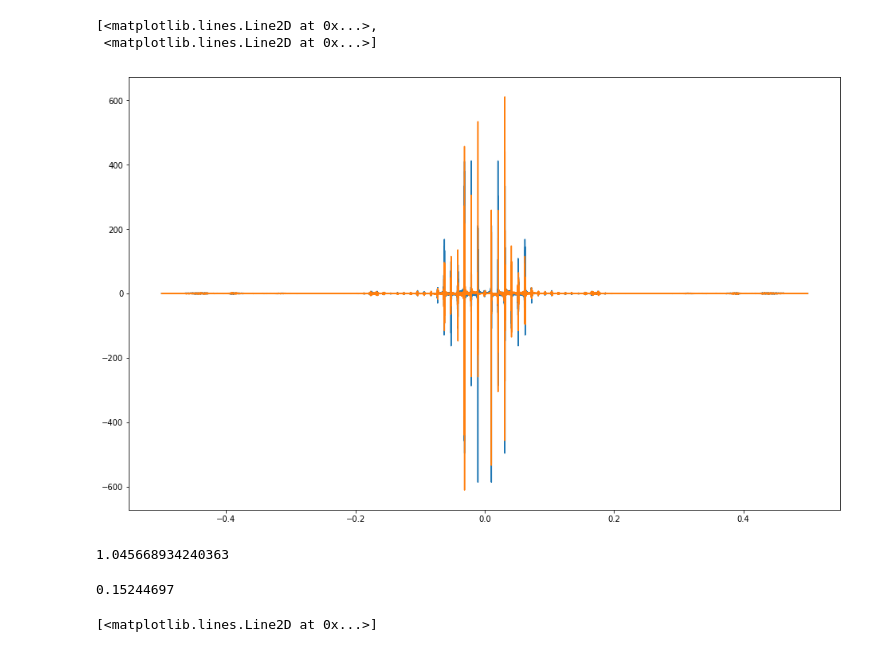
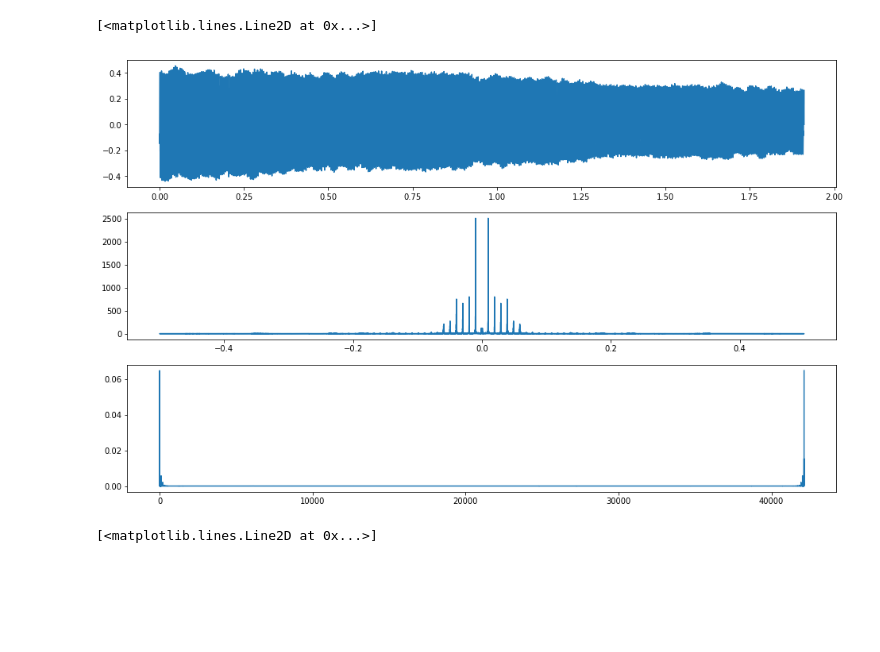
Before and after one commit to tynski/VoicePathology, a Jupyter notebook: PythonCode/audio_analysis.ipynb, the cells around one changed output. Saved outputs shown, nothing was run; the diff lists cells and outputs as text; code cells hidden in the pictures; blank space fills up the shorter version.

```diff
--- a/PythonCode/audio_analysis.ipynb
+++ b/PythonCode/audio_analysis.ipynb
@@ -8,36 +8,37 @@ from __future__ import print_function
 import librosa
 import scipy
 # %%
-filename = '/home/barti/Documents/voicePathology/voiceDataset/FemaleHealthy/117-a_n.wav'
+filename = '/home/barti/Documents/voicePathology/PythonCode/Dataset/FH/1022-a_n.wav'
 # %%
 y, sr = librosa.load(filename)
 N = len(y)
 t = np.arange(0,N,1)/sr
+
+#framelength = round(N/20)
+#start = 0
+#end = framelength
+#y = y[start:end]
+#t = np.arange(0,framelength,1)/sr
 plt.figure(figsize=(16,10))
-#plt.subplot(2,2,1)
-#plt.plot(t,y)
+plt.subplot(3,1,1)
+plt.plot(t,y)
 
 #L = len(y)/2
 fft = np.fft.fft(y)
-#fft = np.abs(fft)#/L
-#fft = fft[:round(L/2+1)]
-freq = np.fft.fftfreq(t.shape[-1])
-plt.plot(freq, fft.real, freq, fft.imag)
-#plt.plot(fft)
-#x = fft.argmax()
-#log = np.log10(fft)
-#cep = np.fft.ifft(log)
+fft = np.abs(fft)#/L
+fft = fft#[:round(N/2)]
+freq = np.fft.fftfreq(t.shape[-1])#[0:round(N/2)]
+plt.subplot(3,1,2)
+plt.plot(freq, fft)
+cep = np.power(np.abs(np.fft.ifft(np.log10(fft))),2)
+plt.subplot(3,1,3)
+plt.plot(cep)
 #posmax = cep.argmax() + 1
 #f0 = len(cep)*r/(N*x)
 #plt.plot(fft)
 #plt.show
 #f0 = max(np.fft.ifft(np.log10([np.abs()])))
 #np.real(f0)
 # %% [output]
-[<matplotlib.lines.Line2D at 0x...>,
- <matplotlib.lines.Line2D at 0x...>]
+[<matplotlib.lines.Line2D at 0x...>]
-[figure, old version]
+[figure, new version]
-# %%
-N/sr
-# %% [output]
-1.045668934240363
@@ -53,8 +45,3 @@ for i in range(nMFCC):
-# %%
-rms = librosa.feature.rmse(y)
-np.mean(rms)
-# %% [output]
-0.15244697
 # %%
 Fs = 5000
 f = 3
```
Also changed, not shown: parts of 8 cells of this notebook, 5 other files.
